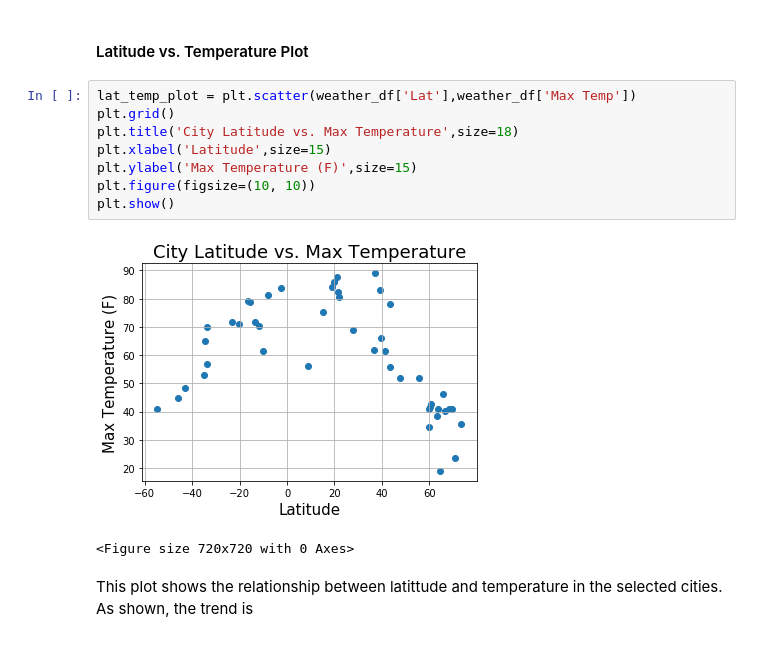
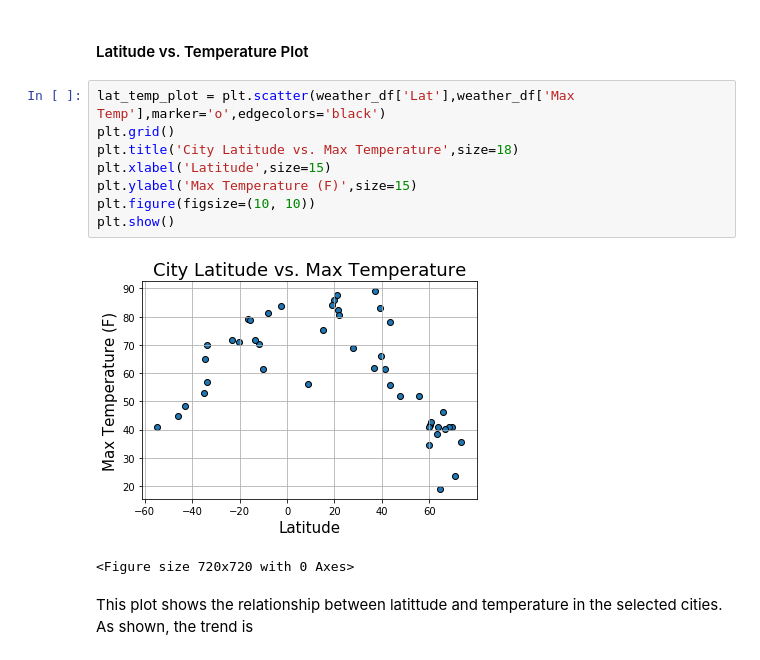
Before and after one commit to ASooklall/python-api-challenge, a Jupyter notebook: WeatherPy.ipynb, the cells around one changed output. Cells and saved outputs as stored; diff of their text form.

```diff
--- a/WeatherPy.ipynb
+++ b/WeatherPy.ipynb
@@ -218,15 +220,15 @@ weather_df.head(10)
 # %% [markdown]
 #### Latitude vs. Temperature Plot
 # %%
-lat_temp_plot = plt.scatter(weather_df['Lat'],weather_df['Max Temp'])
+lat_temp_plot = plt.scatter(weather_df['Lat'],weather_df['Max Temp'],marker='o',edgecolors='black')
 plt.grid()
 plt.title('City Latitude vs. Max Temperature',size=18)
 plt.xlabel('Latitude',size=15)
 plt.ylabel('Max Temperature (F)',size=15)
 plt.figure(figsize=(10, 10))
 plt.show()
 # %% [output]
-[figure, old version]
+[figure, new version]
 <Figure size 720x720 with 0 Axes>
 # %% [markdown]
 This plot shows the relationship between latittude and temperature in the selected cities. As shown, the trend is
```
Also changed, not shown: parts of 7 cells of this notebook.
